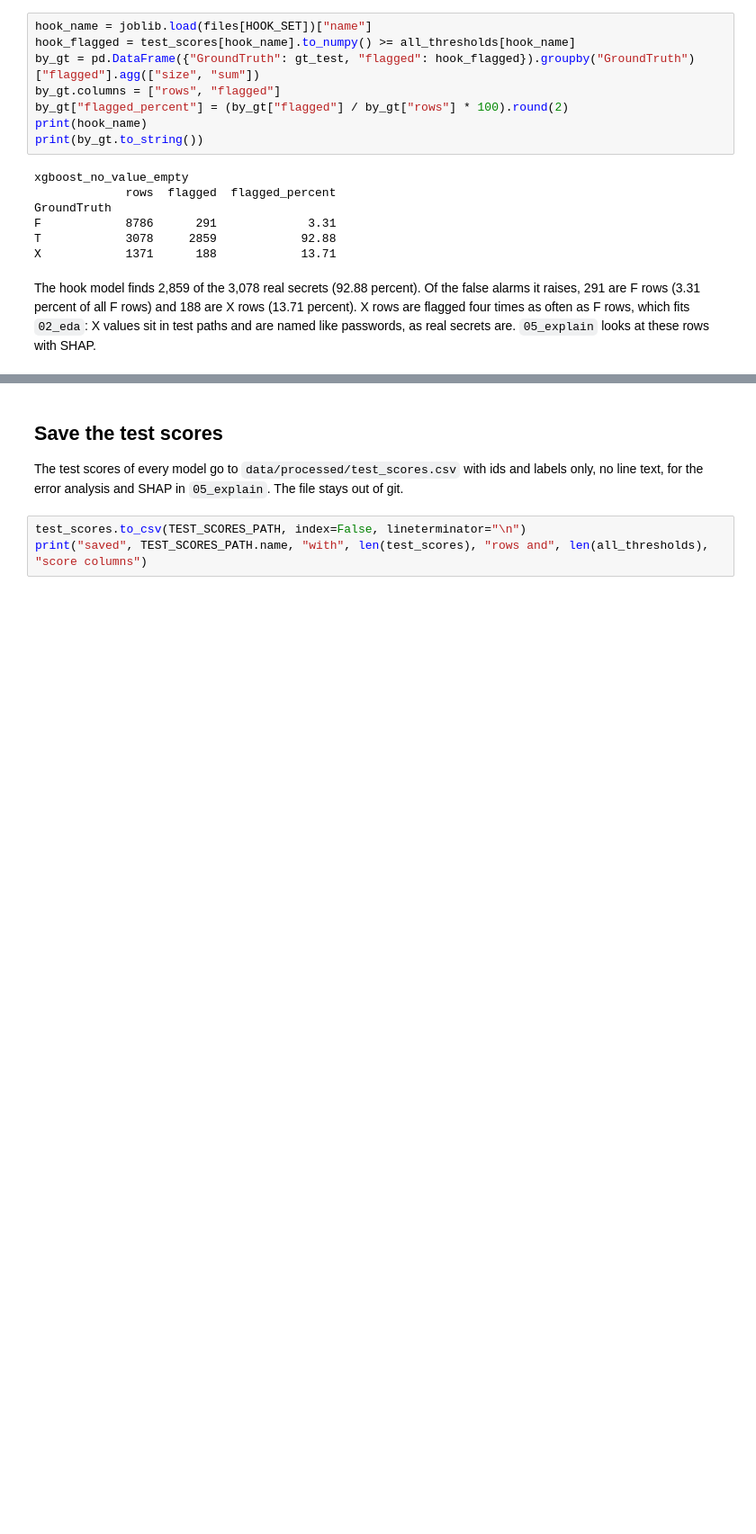
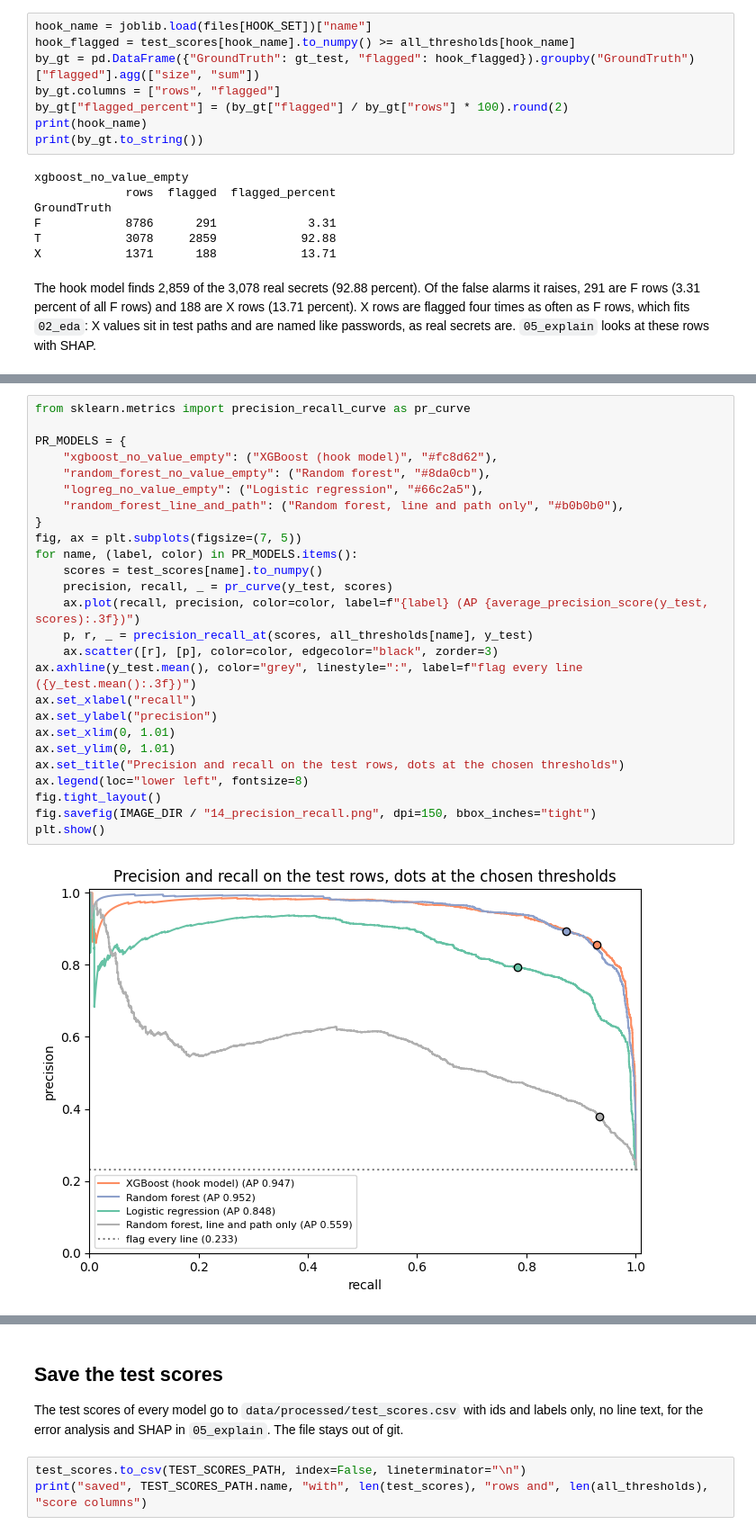
Before and after one commit to Aneezakiran07/GITSHEILD, a Jupyter notebook: notebooks/04_models.ipynb, the cells around one changed output, grey strips where cells are left out. Shown at 90% size. Drawn from its saved outputs; the diff is of its cells as text; blank space fills up the shorter version.

```diff
--- a/notebooks/04_models.ipynb
+++ b/notebooks/04_models.ipynb
@@ -638,0 +691,28 @@ The hook model finds 2,859 of the 3,078 real secrets (92.88 percent). Of the fal
+# %%
+from sklearn.metrics import precision_recall_curve as pr_curve
+
+PR_MODELS = {
+    "xgboost_no_value_empty": ("XGBoost (hook model)", "#fc8d62"),
+    "random_forest_no_value_empty": ("Random forest", "#8da0cb"),
+    "logreg_no_value_empty": ("Logistic regression", "#66c2a5"),
+    "random_forest_line_and_path": ("Random forest, line and path only", "#b0b0b0"),
+}
+fig, ax = plt.subplots(figsize=(7, 5))
+for name, (label, color) in PR_MODELS.items():
+    scores = test_scores[name].to_numpy()
+    precision, recall, _ = pr_curve(y_test, scores)
+    ax.plot(recall, precision, color=color, label=f"{label} (AP {average_precision_score(y_test, scores):.3f})")
+    p, r, _ = precision_recall_at(scores, all_thresholds[name], y_test)
+    ax.scatter([r], [p], color=color, edgecolor="black", zorder=3)
+ax.axhline(y_test.mean(), color="grey", linestyle=":", label=f"flag every line ({y_test.mean():.3f})")
+ax.set_xlabel("recall")
+ax.set_ylabel("precision")
+ax.set_xlim(0, 1.01)
+ax.set_ylim(0, 1.01)
+ax.set_title("Precision and recall on the test rows, dots at the chosen thresholds")
+ax.legend(loc="lower left", fontsize=8)
+fig.tight_layout()
+fig.savefig(IMAGE_DIR / "14_precision_recall.png", dpi=150, bbox_inches="tight")
+plt.show()
+# %% [output]
+[figure, added]
```
Also changed, not shown: parts of 7 cells of this notebook, 9 other files.
